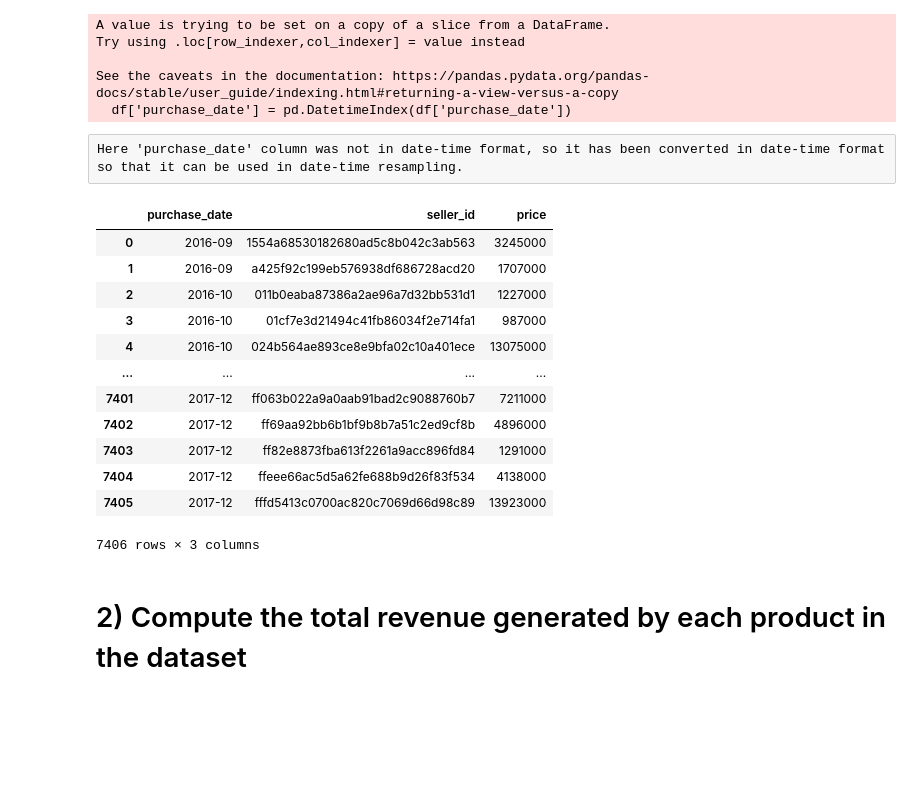
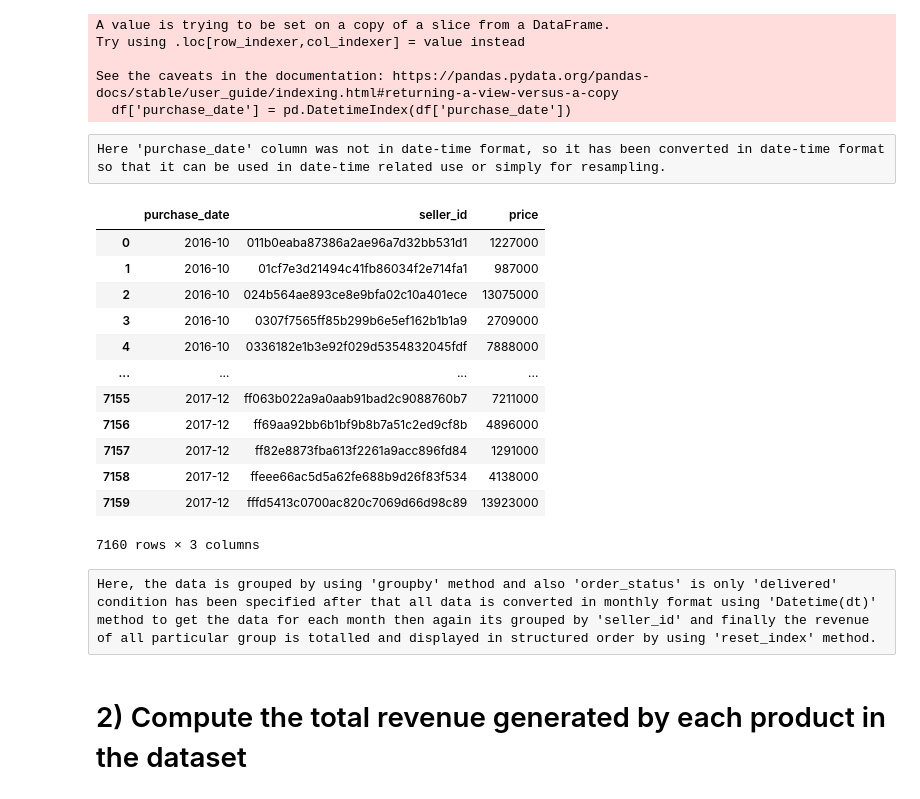
Before and after one commit to anuragsinghrajsingh/Tanx.fi-Infrastructure-Role-, a Jupyter notebook: Tanx_fi_Infrastructure_role.ipynb, the cells around one changed output. Drawn from its saved outputs; the diff is of its cells as text; code cells hidden in the pictures; blank space fills up the shorter version.

```diff
--- a/Tanx_fi_Infrastructure_role.ipynb
+++ b/Tanx_fi_Infrastructure_role.ipynb
@@ -163,24 +176,26 @@ Try using .loc[row_indexer,col_indexer] = value instead
 See the caveats in the documentation: https://pandas.pydata.org/pandas-docs/stable/user_guide/indexing.html#returning-a-view-versus-a-copy
   df['purchase_date'] = pd.DatetimeIndex(df['purchase_date'])
 # %% [raw]
-Here 'purchase_date' column was not in date-time format, so it has been converted in date-time format so that it can be used in date-time resampling.
+Here 'purchase_date' column was not in date-time format, so it has been converted in date-time format so that it can be used in date-time related use or simply for resampling.
 # %%
-revenue_per_month = df.groupby([df['purchase_date'].dt.to_period('M'), 'seller_id'])['price'].sum().reset_index()
+revenue_per_month = df.groupby([df['purchase_date'][df['order_status'] == 'delivered'].dt.to_period('M'), 'seller_id'])['price'].sum().reset_index()
 revenue_per_month
 # %% [output]
 |  | purchase_date | seller_id | price |
-| 0 | 2016-09 | 1554a68530182680ad5c8b042c3ab563 | 3245000 |
-| 1 | 2016-09 | a425f92c199eb576938df686728acd20 | 1707000 |
-| 2 | 2016-10 | 011b0eaba87386a2ae96a7d32bb531d1 | 1227000 |
-| 3 | 2016-10 | 01cf7e3d21494c41fb86034f2e714fa1 | 987000 |
-| 4 | 2016-10 | 024b564ae893ce8e9bfa02c10a401ece | 13075000 |
+| 0 | 2016-10 | 011b0eaba87386a2ae96a7d32bb531d1 | 1227000 |
+| 1 | 2016-10 | 01cf7e3d21494c41fb86034f2e714fa1 | 987000 |
+| 2 | 2016-10 | 024b564ae893ce8e9bfa02c10a401ece | 13075000 |
+| 3 | 2016-10 | 0307f7565ff85b299b6e5ef162b1b1a9 | 2709000 |
+| 4 | 2016-10 | 0336182e1b3e92f029d5354832045fdf | 7888000 |
 | ... | ... | ... | ... |
-| 7401 | 2017-12 | ff063b022a9a0aab91bad2c9088760b7 | 7211000 |
-| 7402 | 2017-12 | ff69aa92bb6b1bf9b8b7a51c2ed9cf8b | 4896000 |
-| 7403 | 2017-12 | ff82e8873fba613f2261a9acc896fd84 | 1291000 |
-| 7404 | 2017-12 | ffeee66ac5d5a62fe688b9d26f83f534 | 4138000 |
-| 7405 | 2017-12 | fffd5413c0700ac820c7069d66d98c89 | 13923000 |
+| 7155 | 2017-12 | ff063b022a9a0aab91bad2c9088760b7 | 7211000 |
+| 7156 | 2017-12 | ff69aa92bb6b1bf9b8b7a51c2ed9cf8b | 4896000 |
+| 7157 | 2017-12 | ff82e8873fba613f2261a9acc896fd84 | 1291000 |
+| 7158 | 2017-12 | ffeee66ac5d5a62fe688b9d26f83f534 | 4138000 |
+| 7159 | 2017-12 | fffd5413c0700ac820c7069d66d98c89 | 13923000 |
-7406 rows × 3 columns
+7160 rows × 3 columns
+# %% [raw]
+Here, the data is grouped by using 'groupby' method and also 'order_status' is only 'delivered' condition has been specified after that all data is converted in monthly format using 'Datetime(dt)' method to get the data for each month then again its grouped by 'seller_id' and finally the revenue of all particular group is totalled and displayed in structured order by using 'reset_index' method.
 # %% [markdown]
 # 2) Compute the total revenue generated by each product in the dataset
 # %% [markdown]
```
Also changed, not shown: parts of 11 cells of this notebook.
